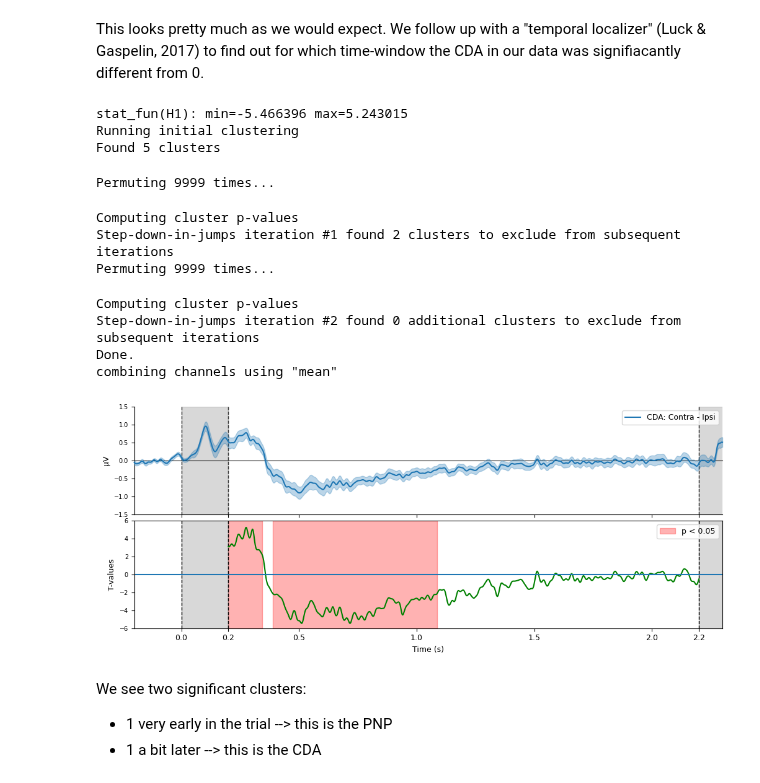
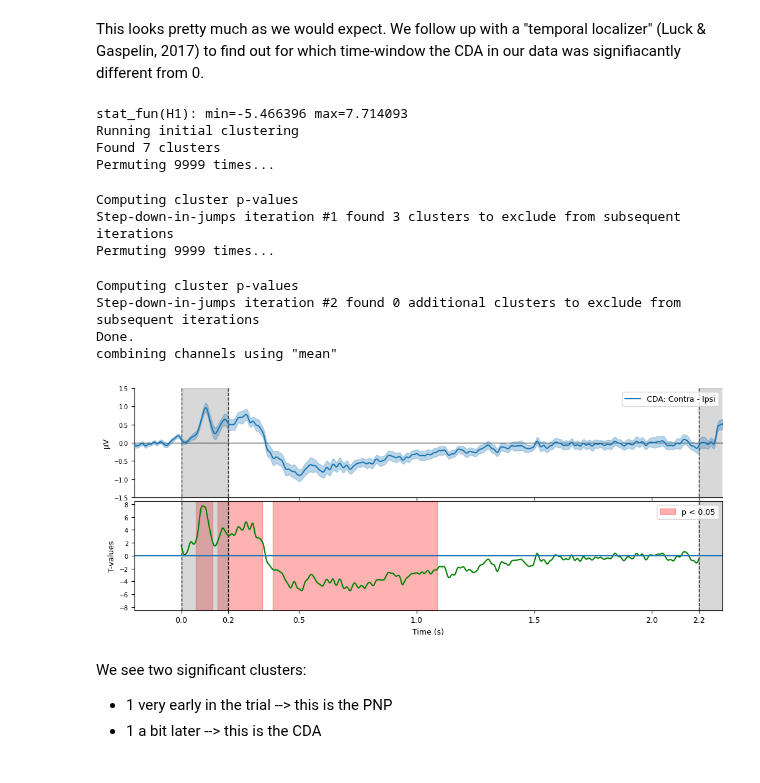
Before and after one commit to eioe/vMemEcc-Analyses, a Jupyter notebook: Analyses_Py/Pipeline_clean/03.0_calculate_ERPs.ipynb, the cells around one changed output. Cells and saved outputs as stored; diff of their text form; code cells hidden in the pictures.

```diff
--- a/Analyses_Py/Pipeline_clean/03.0_calculate_ERPs.ipynb
+++ b/Analyses_Py/Pipeline_clean/03.0_calculate_ERPs.ipynb
@@ -643,43 +642,43 @@ our data was signifiacantly different from 0.
 # %%
 ## Run cb-perm test to find intervall of interest:
 
 # get data - cropped to retention interval:
 times_full = evokeds['all'][0].times
-c_list = [evo.copy().crop(config.times_dict['stim_dur'],
+c_list = [evo.copy().crop(0,  # config.times_dict['stim_dur'],
                           config.times_dict['stim_dur'] + config.times_dict['retention_dur'])
           for evo in evokeds['all']]
 data = np.array([np.mean(c.data, axis=0) for c in c_list])
 times_cbp = c_list[0].times
 p_initial = 0.05
 p_thresh = 0.05
 n_perm = 10000
 # run cbp test:
 T_obs, clusters, cluster_p_values = run_cbp_test(data, p_initial=p_initial, p_thresh=p_thresh, n_perm=n_perm)
 
 # Plot the result:
 fig, axes = plt.subplots(2,1,figsize=(10,4), sharex=True, constrained_layout=True)
 plot_main_cda(axes[0], evokeds)
 axes[0].xaxis.label.set_visible(False)
 plot_cbp_result_cda(axes[1], T_obs, clusters, cluster_p_values, p_thresh, times_cbp, times_full)
 
 # Save it:
 fpath = op.join(config.paths['plots'], 'CDA', epo_part)
 helpers.chkmk_dir(fpath)
 fname = op.join(fpath, 'ERP_lateralized_sign_clusters_cbp.png')
-fig.savefig(fname, bbox_inches="tight")
+# fig.savefig(fname, bbox_inches="tight")
 # %% [output]
-stat_fun(H1): min=-5.466396 max=5.243015
+stat_fun(H1): min=-5.466396 max=7.714093
 Running initial clustering
-Found 5 clusters
+Found 7 clusters
+Permuting 9999 times...
+Computing cluster p-values
+Step-down-in-jumps iteration #1 found 3 clusters to exclude from subsequent iterations
 Permuting 9999 times...
 Computing cluster p-values
-Step-down-in-jumps iteration #1 found 2 clusters to exclude from subsequent iterations
-Permuting 9999 times...
+Step-down-in-jumps iteration #2 found 0 additional clusters to exclude from subsequent iterations
+Done.
+combining channels using "mean"
-Computing cluster p-values
-Step-down-in-jumps iteration #2 found 0 additional clusters to exclude from subsequent iterations
-Done.
-combining channels using "mean"
-[figure, old version]
+[figure, new version]
 # %% [markdown]
 We see two significant clusters:
 - 1 very early in the trial --> this is the PNP
```
Also changed, not shown: parts of 12 cells of this notebook, 1 other file.
